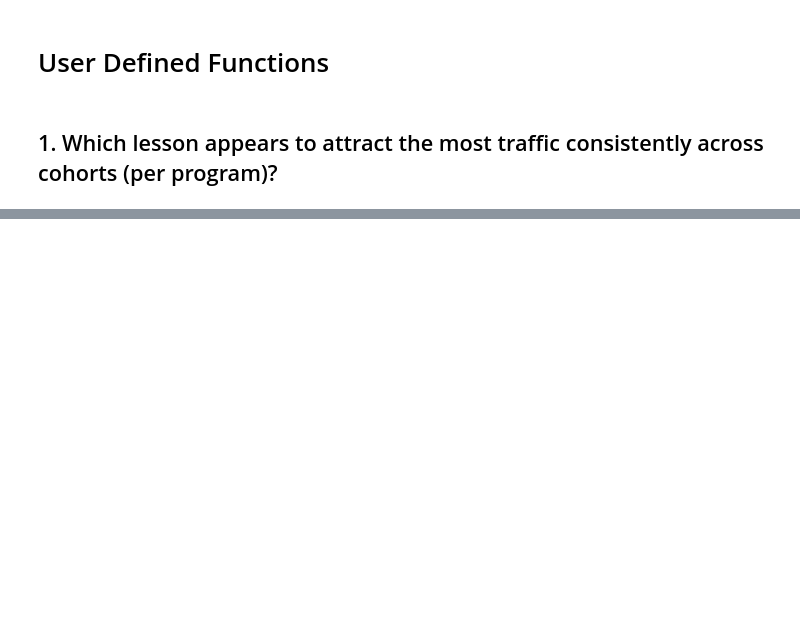
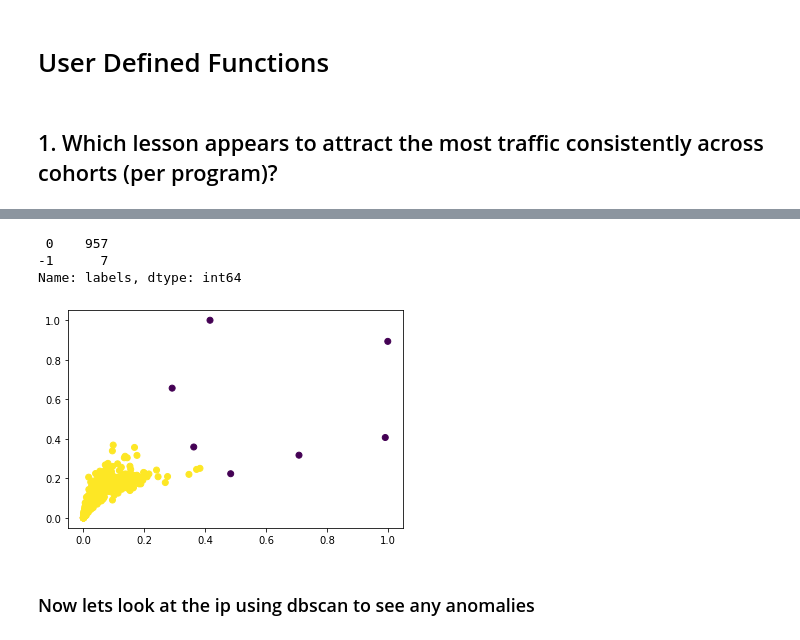
Before and after one commit to TeamTwoAnomaly/anomaly-project, a Jupyter notebook: final_report.ipynb, the cells around one changed output, grey strips where cells are left out. Saved outputs shown, nothing was run; the diff lists cells and outputs as text; code cells hidden in the pictures; blank space fills up the shorter version.

```diff
--- a/final_report.ipynb
+++ b/final_report.ipynb
@@ -103,0 +243,4 @@ def find_anomalies(df, program, span, weight, plot=False):
+# %%
+# generate data for DBSCAN
+page_views_anomaly = df.groupby(['user_id'])['path'].agg(['count', 'nunique'])
+page_views_anomaly
@@ -103,0 +262,7 @@ def find_anomalies(df, program, span, weight, plot=False):
+# %%
+# create the scaler
+scaler = MinMaxScaler().fit(page_views_anomaly)
+
+# use the scaler
+page_views__anomaly_scaled_array = scaler.transform(page_views_anomaly)
+page_views__anomaly_scaled_array[0:10]
@@ -103,0 +280,34 @@ def find_anomalies(df, program, span, weight, plot=False):
+# %%
+# fit DBSCAN to page view data
+dbsc = DBSCAN(eps = 0.1, min_samples=4).fit(page_views__anomaly_scaled_array)
+
+columns = list(page_views_anomaly.columns)
+scaled_columns = ["scaled_" + column for column in columns]
+
+scaled_df = pd.DataFrame(page_views__anomaly_scaled_array,
+                         columns=scaled_columns,
+                         index=page_views_anomaly.index
+                        )
+
+# Merge the scaled and non-scaled values into one dataframe
+page_views_anomaly = page_views_anomaly.merge(scaled_df, left_index=True, right_index=True)
+
+# assign variable to labels
+labels = dbsc.labels_
+
+#add labels back to the dataframe
+page_views_anomaly['labels'] = labels
+# %%
+# how many unique labels (clusters) are created by DBSCAN?
+page_views_anomaly.labels.value_counts()
+# %% [output]
+ 0    957
+-1      7
+Name: labels, dtype: int64
+# %%
+plt.scatter(page_views_anomaly['scaled_count'], page_views_anomaly['scaled_nunique'], c=page_views_anomaly.labels)
+plt.show()
+# %% [output]
+[figure, added]
+# %% [markdown]
+### Now lets look at the ip using dbscan to see any anomalies
```
Also changed, not shown: parts of 47 cells of this notebook, 1 other file.
